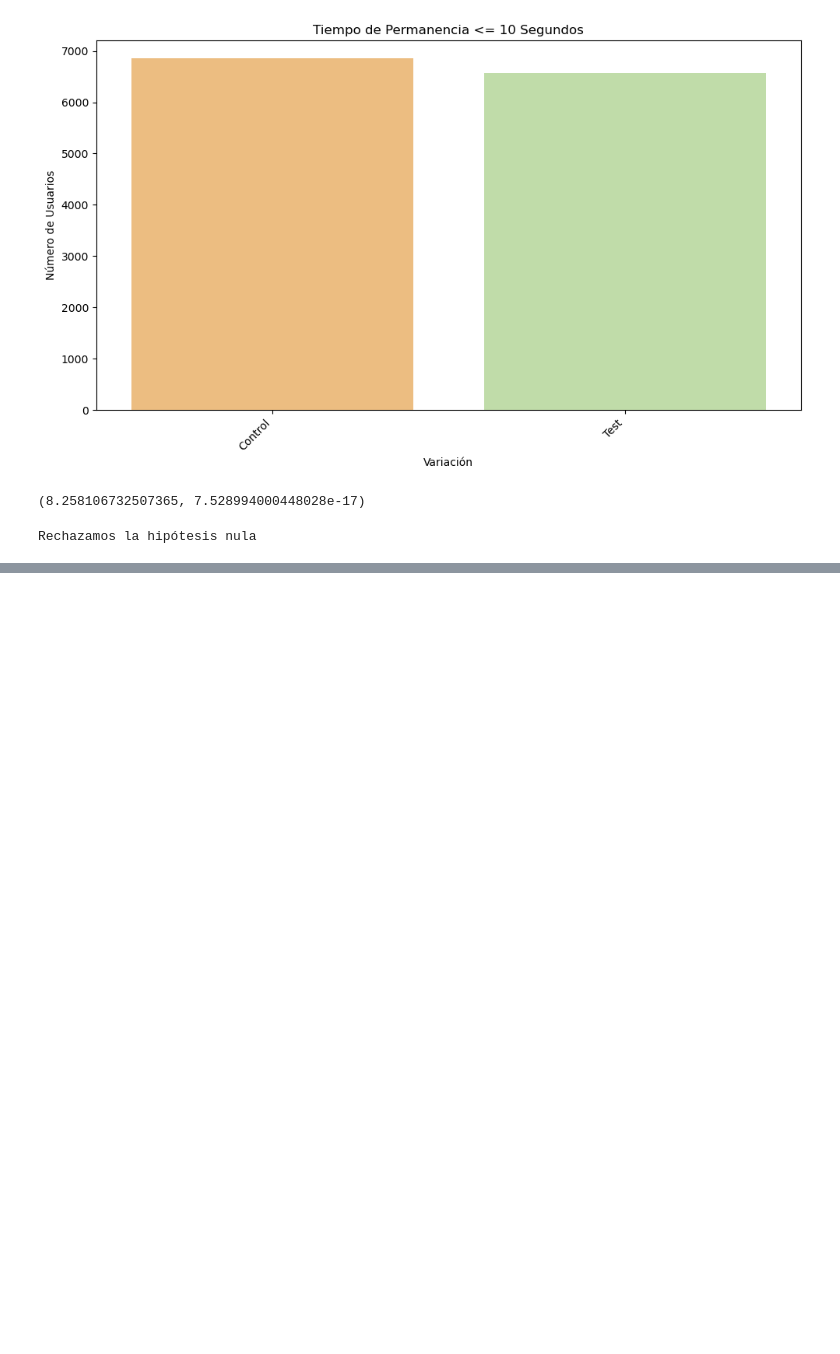
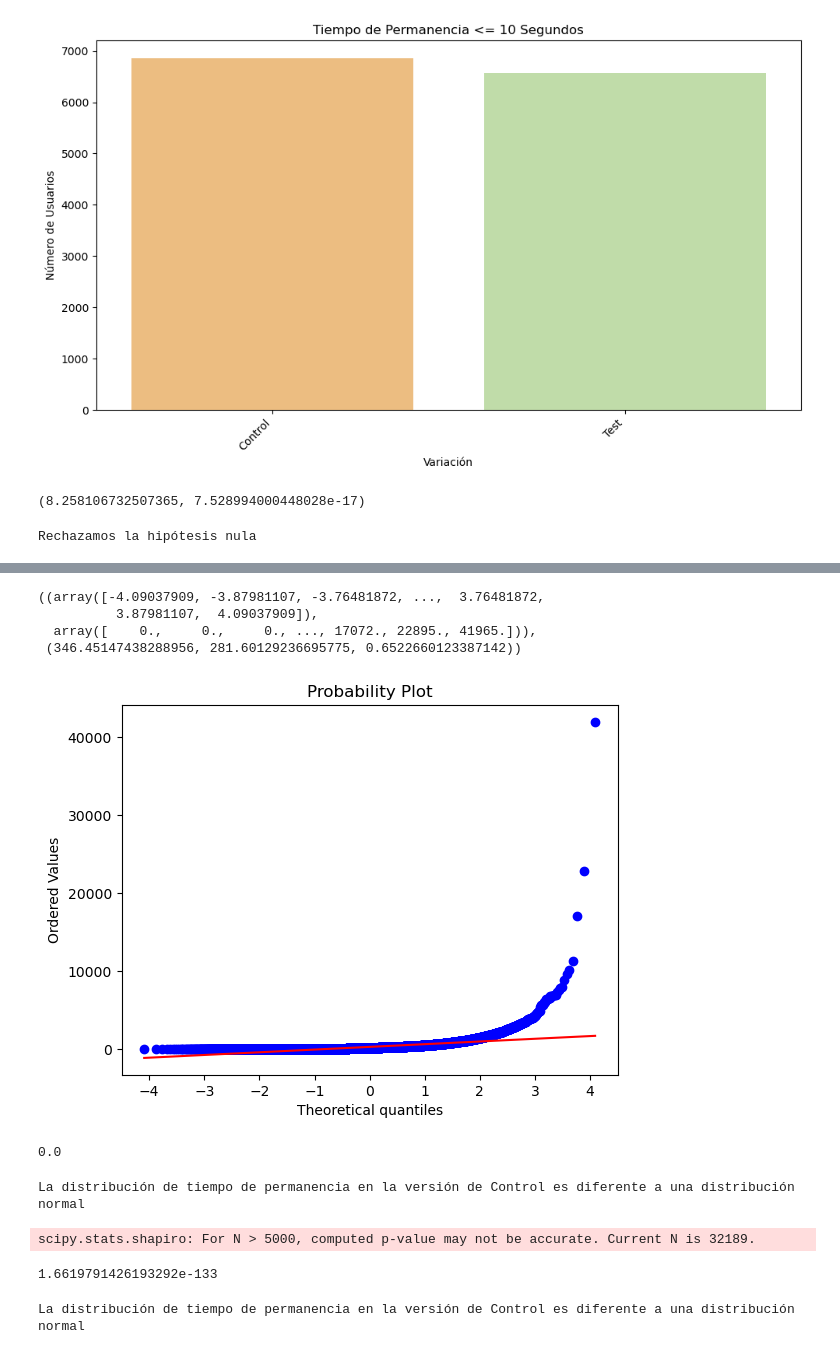
Before and after one commit to alicia-perez-diez/vanguard, a Jupyter notebook: notebooks/main.ipynb, the cells around one changed output, grey strips where cells are left out. Drawn from its saved outputs; the diff is of its cells as text; code cells hidden in the pictures; blank space fills up the shorter version.

```diff
--- a/notebooks/main.ipynb
+++ b/notebooks/main.ipynb
@@ -1091,0 +1192,5 @@ Rechazamos la hipótesis nula
+# %%
+df_tiempo_de_permanencia = df_tiempo_de_permanencia[['Variation', 'difference_time_in_seconds']]
+# %%
+df_tiempo_de_permanencia_control = df_tiempo_de_permanencia[df_tiempo_de_permanencia['Variation'] == 'Control']
+df_tiempo_de_permanencia_test = df_tiempo_de_permanencia[df_tiempo_de_permanencia['Variation'] == 'Test']
@@ -1091,0 +1217,8 @@ Rechazamos la hipótesis nula
+# %%
+stats.probplot(df_tiempo_de_permanencia_control['difference_time_in_seconds'], plot=plt)
+# %% [output]
+((array([-4.09037909, -3.87981107, -3.76481872, ...,  3.76481872,
+          3.87981107,  4.09037909]),
+  array([    0.,     0.,     0., ..., 17072., 22895., 41965.])),
+ (346.45147438288956, 281.60129236695775, 0.6522660123387142))
+[figure, added]
@@ -1091,0 +1234,11 @@ Rechazamos la hipótesis nula
+# %%
+ks_p_value
+# %% [output]
+0.0
+# %%
+if ks_p_value < 0.05:
+    print('La distribución de tiempo de permanencia en la versión de Control es diferente a una distribución normal')
+else:
+    print('La distribución de tiempo de permanencia en la versión de Control no es significativamente diferente a la normal')
+# %% [output]
+La distribución de tiempo de permanencia en la versión de Control es diferente a una distribución normal
@@ -1091,0 +1247,15 @@ Rechazamos la hipótesis nula
+# %%
+shapiro_test_statistic, shapiro_p_value = stats.shapiro(df_tiempo_de_permanencia_control['difference_time_in_seconds'])
+# %% [output]
+scipy.stats.shapiro: For N > 5000, computed p-value may not be accurate. Current N is 32189.
+# %%
+shapiro_p_value
+# %% [output]
+1.6619791426193292e-133
+# %%
+if shapiro_p_value < 0.05:
+    print('La distribución de tiempo de permanencia en la versión de Control es diferente a una distribución normal')
+else:
+    print('La distribución de tiempo de permanencia en la versión de Control no es significativamente diferente a la normal')
+# %% [output]
+La distribución de tiempo de permanencia en la versión de Control es diferente a una distribución normal
```
Also changed, not shown: parts of 72 cells of this notebook, 4 other files.
